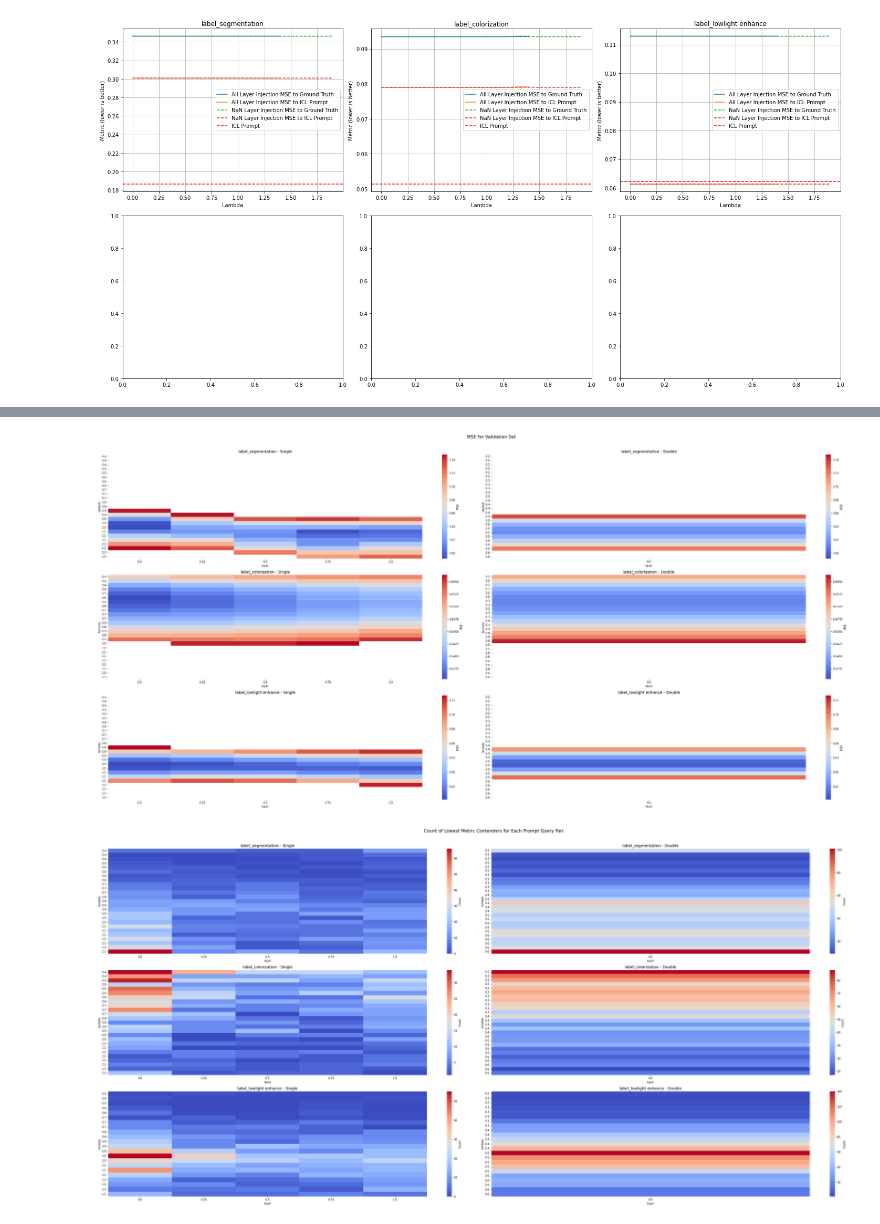
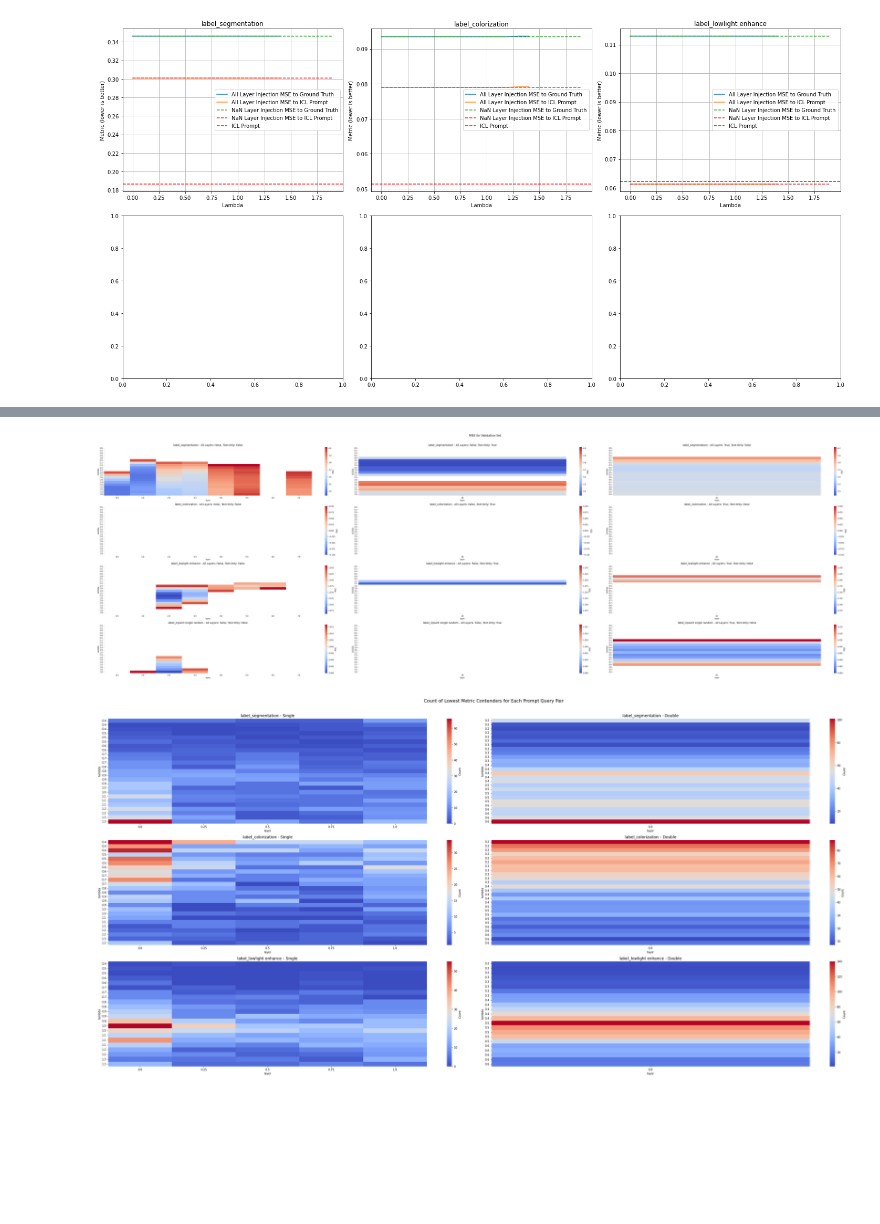
Before and after one commit to alhojel/visual_task_vectors, a Jupyter notebook: analyze_results_multilayer.ipynb, the cells around one changed output, grey strips where cells are left out. Saved outputs shown, nothing was run; the diff lists cells and outputs as text; code cells hidden in the pictures; blank space fills up the shorter version.

```diff
--- a/analyze_results_multilayer.ipynb
+++ b/analyze_results_multilayer.ipynb
@@ -4,7 +4,7 @@ import seaborn as sns
 import matplotlib.pyplot as plt
 import numpy as np
 # %%
-with open('/home/ahojel/visual_prompting_vid/output_dir/hyperparam_sweep5/log.txt', 'r') as file:
+with open('/home/ahojel/visual_prompting_vid/output_dir/improv_injection_4/log.txt', 'r') as file:
 #with open('/home/ahojel/visual_prompting_vid/output_dir/doublelayer_1/log.txt', 'r') as file:
     data = file.readlines()
 
@@ -215,0 +221,3 @@ KeyError: 'layer'
+# %%
+df["layer"] = df["layer"].apply(lambda x: "All" if pd.isna(x) else x)
+df["layer"].unique()
@@ -215,0 +226,3 @@ KeyError: 'layer'
+# %%
+df["text_only"] = df["text_only"].apply(lambda x: False if pd.isna(x) else x)
+df["all_layers"] = df["all_layers"].apply(lambda x: False if pd.isna(x) else x)
@@ -217,24 +269,26 @@ KeyError: 'layer'
 unique_tasks = df['task'].unique()
 # Setting up the grid for plotting - assuming there are 6 unique tasks
 num_rows = 2
-num_cols = 3
-fig, axes = plt.subplots(num_rows, num_cols, figsize=(20, 12))  # Adjusted for more space
+num_cols = 2
+fig, axes = plt.subplots(num_rows, num_cols, figsize=(10, 10))  # Adjusted for more space
 
 # Iterating over each task and creating a subplot
 for i, task in enumerate(unique_tasks):
     row = i // num_cols
     col = i % num_cols
     df_task = df[df['task'] == task]
-    grouped_data = df_task.groupby(['lambda', 'layer'])[['metric',"r_metric"]].mean().reset_index()
+    grouped_data = df_task.groupby(['lambda', 'layer', 'text_only', 'all_layers'])[['metric',"r_metric"]].mean().reset_index()
 
     lambda_zero_metric = grouped_data[grouped_data['lambda'] == 0]['metric'].mean()
     baseline_metric = df_task[df_task['lambda'].isna()]["metric"].mean()
     best_lambda_layer_index = grouped_data['metric'].idxmin()
     best_lambda = grouped_data.loc[best_lambda_layer_index, 'lambda']
     best_layer = grouped_data.loc[best_lambda_layer_index, 'layer']
+    best_text_only = grouped_data.loc[best_lambda_layer_index, 'text_only']
+    best_all_layers = grouped_data.loc[best_lambda_layer_index, 'all_layers']
     best_lambda_layer_metric = grouped_data.loc[best_lambda_layer_index, 'metric']
 
-    bar_labels = ['No Injection', f'Injection\nLambda={best_lambda:.1f}\nLayer={best_layer}', 'Original ICL Prompt']
+    bar_labels = ['No Injection', f'Injection\nLambda={best_lambda:.1f}\nLayer={best_layer}\nText-Only: {best_text_only}\nAll-Layers: {best_all_layers}', 'Original ICL Prompt']
     bar_values = [lambda_zero_metric, best_lambda_layer_metric, baseline_metric]
     axes[row, col].bar(bar_labels, bar_values, color=['#1f77b4', '#ff7f0e', '#2ca02c'])  # Example colors
 
@@ -253,50 +307,52 @@ plt.show()
 # %%
-unique_tasks = ['label_segmentation', 'label_colorization', 'label_lowlight enhance']
+unique_tasks = ['label_segmentation', 'label_colorization', 'label_lowlight enhance', 'label_inpaint single random']
 # Setting up the grid for plotting - assuming there are 3 unique tasks
-num_rows = 3
-num_cols = 2
-fig, axes = plt.subplots(num_rows, num_cols, figsize=(40, 20))  # Adjusted for more space
+num_rows = 4
+num_cols = 3  # Changed to 3 columns to accommodate the new pivot tables
+fig, axes = plt.subplots(num_rows, num_cols, figsize=(60, 20))  # Adjusted for more space and additional column
 
 # Iterating over each task and creating a heatmap
 for i, task in enumerate(unique_tasks):
-    df_task_single = df[(df['task'] == task) & (df['style'] == 'single')]
-    df_task_double = df[(df['task'] == task) & (df['style'] == 'double')]
-    df_baseline = df[df['task'] == task]
+    df_task = df[df['task'] == task]
+    df_baseline = df_task[df_task['lambda'].isna()]
 
-    pivot_table_single = df_task_single.pivot_table(index='lambda', columns='layer', values='metric')
-    pivot_table_double = df_task_double.pivot_table(index='lambda', columns='layer', values='metric')
+    # Creating pivot tables for the specified conditions
+    pivot_table_all_layers_false_textonly_false = df_task[(df_task['all_layers'] == False) & (df_task['text_only'] == False)].pivot_table(index='lambda', columns='layer', values='metric')
+    pivot_table_all_layers_false_textonly_true = df_task[(df_task['all_layers'] == False) & (df_task['text_only'] == True)].pivot_table(index='lambda', columns='layer', values='metric')
+    pivot_table_all_layers_true_textonly_false = df_task[(df_task['all_layers'] == True) & (df_task['text_only'] == False)].pivot_table(index='lambda', columns='layer', values='metric')
 
     # Get the baseline metric for the task
+    baseline_metric = df_baseline["metric"].mean()
 
-    baseline_metric = df_baseline[df_baseline['lambda'].isna()]["metric"].mean()
+    # Set cells with worse performance than the baseline to NaN
+    pivot_table_all_layers_false_textonly_false = pivot_table_all_layers_false_textonly_false.mask(pivot_table_all_layers_false_textonly_false > baseline_metric)
+    pivot_table_all_layers_false_textonly_true = pivot_table_all_layers_false_textonly_true.mask(pivot_table_all_layers_false_textonly_true > baseline_metric)
+    pivot_table_all_layers_true_textonly_false = pivot_table_all_layers_true_textonly_false.mask(pivot_table_all_layers_true_textonly_false > baseline_metric)
 
-    # Set cells with worse performance than the baseline to a large value
-    pivot_table_single = pivot_table_single.applymap(lambda x: np.nan if x > baseline_metric else x)
-    pivot_table_double = pivot_table_double.applymap(lambda x: np.nan if x > baseline_metric else x)
+    # Get the minimum and maximum metric values across all pivot tables for consistent colorscale
+    vmin = min(pivot_table_all_layers_false_textonly_false.min().min(), pivot_table_all_layers_false_textonly_true.min().min(), pivot_table_all_layers_true_textonly_false.min().min())
+    vmax = max(pivot_table_all_layers_false_textonly_false.max().max(), pivot_table_all_layers_false_textonly_true.max().max(), pivot_table_all_layers_true_textonly_false.max().max())
 
-    # Get the minimum and maximum metric values across both single and double styles for consistent colorscale
-    vmin = min(pivot_table_single.min().min(), pivot_table_double.min().min())
-    vmax = max(pivot_table_single.max().max(), pivot_table_double.max().max())
+    # Plotting the heatmaps
+    sns.heatmap(pivot_table_all_layers_false_textonly_false, ax=axes[i, 0], cmap='coolwarm', cbar_kws={'label': 'MSE'}, vmin=vmin, vmax=vmax)
+    sns.heatmap(pivot_table_all_layers_false_textonly_true, ax=axes[i, 1], cmap='coolwarm', cbar_kws={'label': 'MSE'}, vmin=vmin, vmax=vmax)
+    sns.heatmap(pivot_table_all_layers_true_textonly_false, ax=axes[i, 2], cmap='coolwarm', cbar_kws={'label': 'MSE'}, vmin=vmin, vmax=vmax)
 
-    # Plotting the heatmap
-    sns.heatmap(pivot_table_single, ax=axes[i, 0], cmap='coolwarm', cbar_kws={'label': 'MSE'}, vmin=vmin, vmax=vmax, mask=pivot_table_single.isnull())
-    sns.heatmap(pivot_table_double, ax=axes[i, 1], cmap='coolwarm', cbar_kws={'label': 'MSE'}, vmin=vmin, vmax=vmax, mask=pivot_table_double.isnull())
+    axes[i, 0].set_title(f"{task} - All Layers: False, Text-Only: False", fontsize=14)
+    axes[i, 1].set_title(f"{task} - All Layers: False, Text-Only: True", fontsize=14)
+    axes[i, 2].set_title(f"{task} - All Layers: True, Text-Only: False", fontsize=14)
 
-    axes[i, 0].set_title(f"{task} - Single", fontsize=14)
-    axes[i, 1].set_title(f"{task} - Double", fontsize=14)
-
-    y_labels_single = axes[i, 0].get_yticklabels()
-    y_labels_double = axes[i, 1].get_yticklabels()
-
-    axes[i, 0].set_yticklabels([label.get_text()[:3] for label in y_labels_single])  # Show only first 3 sig figs in lambda y axis
-    axes[i, 1].set_yticklabels([label.get_text()[:3] for label in y_labels_double])  # Show only first 3 sig figs in lambda y axis
+    # Adjust y-axis labels to show only first 3 significant figures in lambda
+    for col in range(num_cols):
+        y_labels = axes[i, col].get_yticklabels()
+        axes[i, col].set_yticklabels([label.get_text()[:3] for label in y_labels])
 
 # Adjust layout to prevent overlap
 fig.tight_layout(rect=[0, 0.03, 1, 0.95])  # Adjust the rectangle in which to fit subplots
 fig.suptitle("MSE for Validation Set", fontsize=16)
 plt.show()
 # %% [output]
-[figure, old version]
+[figure, new version]
 # %%
 unique_tasks = ['label_segmentation', 'label_colorization', 'label_lowlight enhance']
 # Setting up the grid for plotting - assuming there are 3 unique tasks
```
Also changed, not shown: parts of 8 cells of this notebook, 1 other file.
